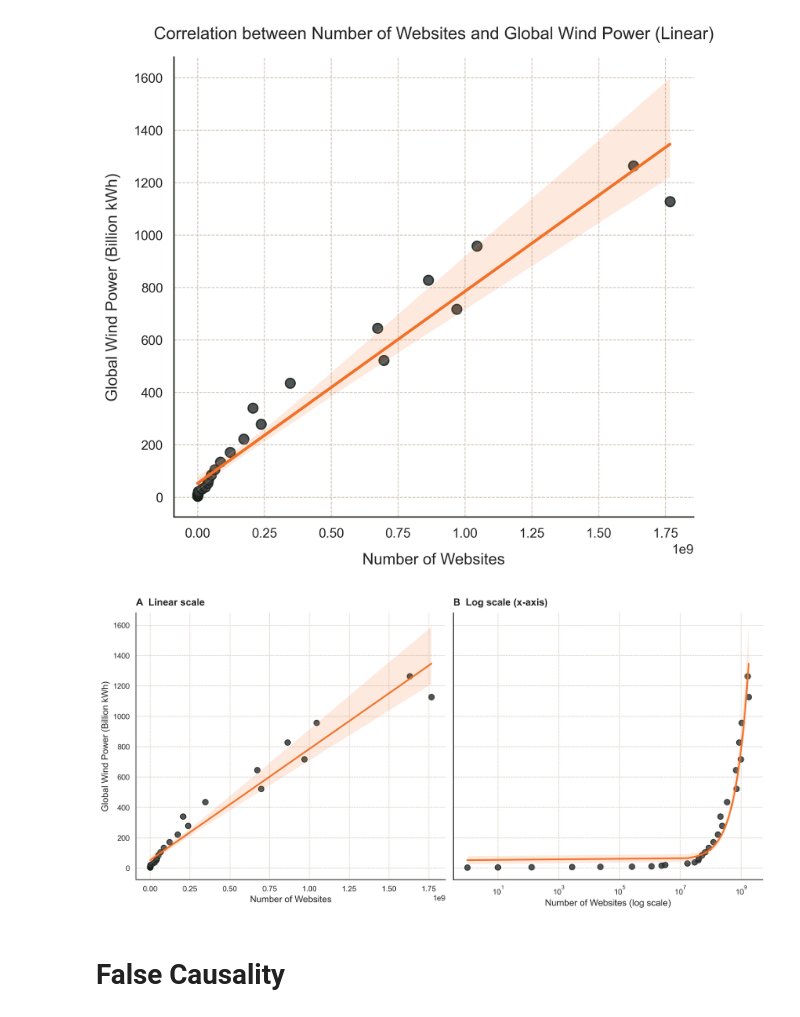
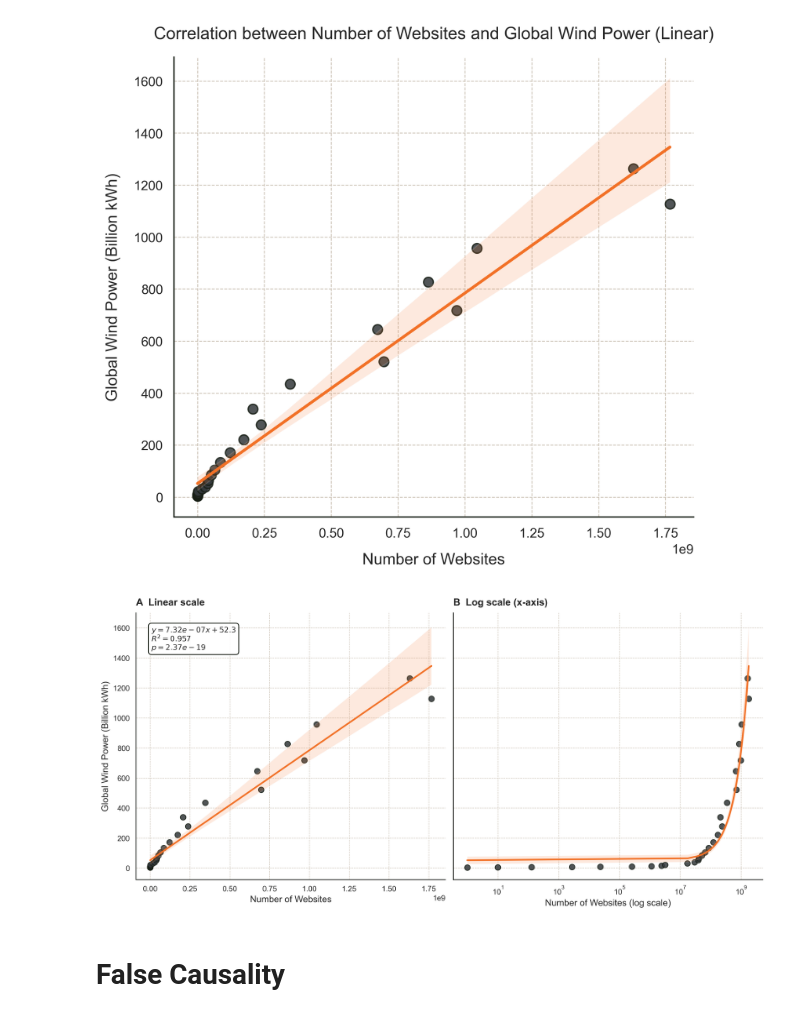
Before and after one commit to OxfordDemSci/Mapineq, a Jupyter notebook: src/case_study/Data_quality/fake_result.ipynb, the cells around one changed output. Saved outputs shown, nothing was run; the diff lists cells and outputs as text; code cells hidden in the pictures.

```diff
--- a/src/case_study/Data_quality/fake_result.ipynb
+++ b/src/case_study/Data_quality/fake_result.ipynb
@@ -562,6 +562,20 @@ plt.show()
 [figure]
 # %%
 # --------------------------- Figure with two panels ---------------------------
+# Extract variables
+x = data["Websites"].values
+y = data["Wind Power (Billion kWh)"].values
+
+# Linear regression
+slope, intercept, r_value, p_value, std_err = stats.linregress(x, y)
+
+# Format text for the box
+param_text = (
+    f"$y = {slope:.3g}x + {intercept:.3g}$\n"
+    f"$R^2 = {r_value**2:.3f}$\n"
+    f"$p = {p_value:.2e}$"
+)
+
 fig, axes = plt.subplots(1, 2, figsize=(12.5, 6), dpi=300, sharey=True)
 
 # Common plotting arguments
@@ -589,6 +603,21 @@ sns.regplot(
     line_kws=line_kws,
     ax=axes[0]
 )
+
+axes[0].text(
+    0.05, 0.95, param_text,
+    transform=axes[0].transAxes,
+    fontsize=10,
+    verticalalignment="top",
+    bbox=dict(
+        boxstyle="round,pad=0.4",
+        facecolor="white",
+        edgecolor="#171E15FF",
+        linewidth=1.2,
+        alpha=0.9
+    )
+)
+
 
 axes[0].set_title("A  Linear scale", loc="left", pad=10, fontweight="bold")
 axes[0].set_xlabel("Number of Websites")
@@ -605,34 +634,34 @@ sns.regplot(
     scatter_kws=scatter_kws,
     line_kws=line_kws,
     ax=axes[1]
 )
 
 axes[1].set_xscale("log")
 axes[1].set_title("B  Log scale (x-axis)", loc="left", pad=10, fontweight="bold")
 axes[1].set_xlabel("Number of Websites (log scale)")
 axes[1].set_ylabel("")
 
 # ---------------------------
 # Clean spines
 # ---------------------------
 for ax in axes:
     ax.spines["top"].set_visible(False)
     ax.spines["right"].set_visible(False)
 
 plt.tight_layout()
 
 # ---------------------------
 # Save
 # ---------------------------
 plt.savefig(
     "Figrue/2Spurious_correlations_two_panel.png",
     dpi=300,
     bbox_inches="tight"
 )
 
 plt.show()
 # %% [output]
-[figure, old version]
+[figure, new version]
 # %% [markdown]
 # False Causality
 # %%
```
Also changed, not shown: parts of 2 cells of this notebook, 9 other files.
